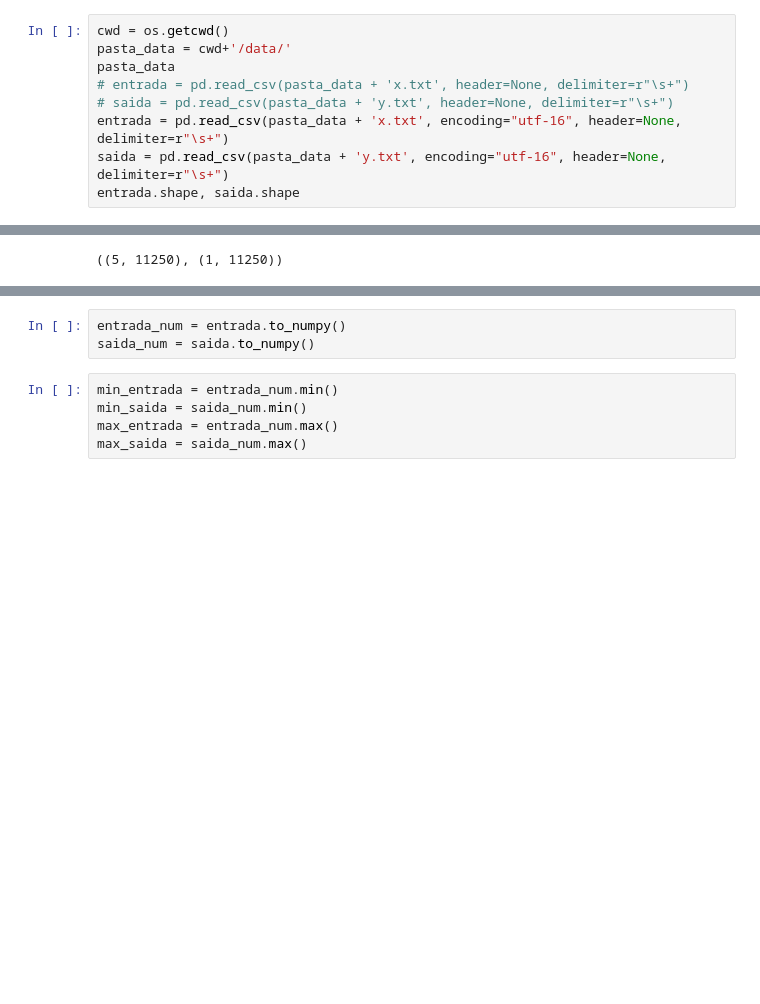
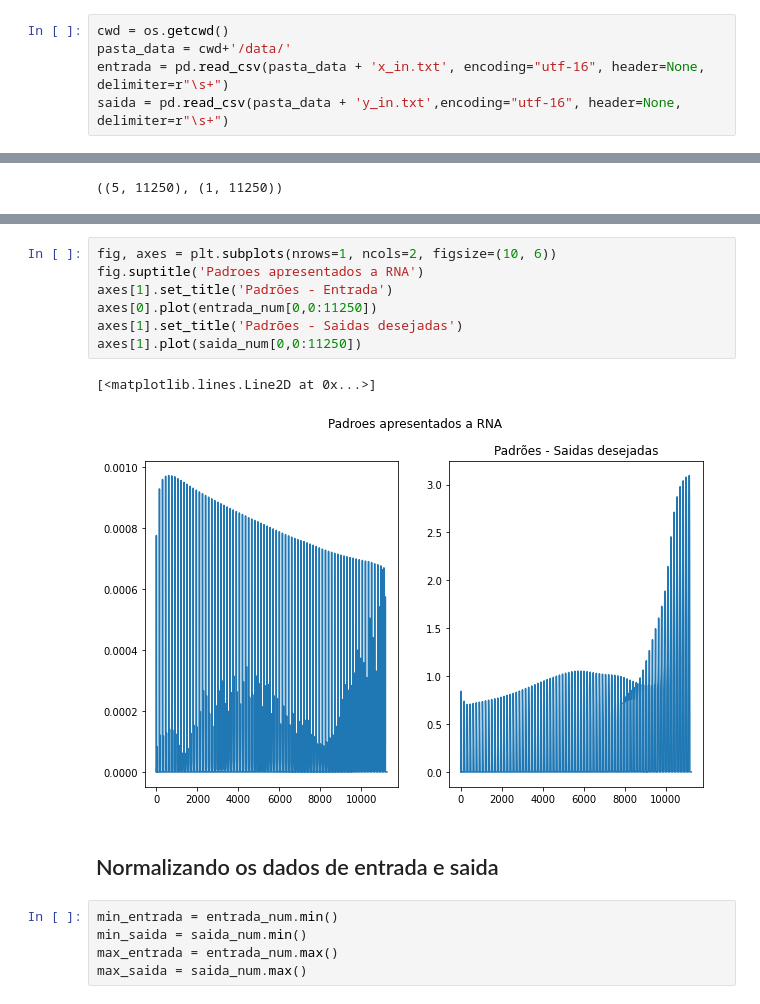
Before and after one commit to sabrinabms/RNA-MPCA-students, a Jupyter notebook: rna&mpca.ipynb, the cells around one changed output, grey strips where cells are left out. Drawn from its saved outputs; the diff is of its cells as text; blank space fills up the shorter version.

```diff
--- a/rna&mpca.ipynb
+++ b/rna&mpca.ipynb
@@ -42,9 +42,5 @@ from math import *
 # %%
 cwd = os.getcwd()
 pasta_data = cwd+'/data/'
-pasta_data
-# entrada = pd.read_csv(pasta_data + 'x.txt', header=None, delimiter=r"\s+")
-# saida = pd.read_csv(pasta_data + 'y.txt', header=None, delimiter=r"\s+")
-entrada = pd.read_csv(pasta_data + 'x.txt', encoding="utf-16", header=None, delimiter=r"\s+")
-saida = pd.read_csv(pasta_data + 'y.txt', encoding="utf-16", header=None, delimiter=r"\s+")
-entrada.shape, saida.shape
+entrada = pd.read_csv(pasta_data + 'x_in.txt', encoding="utf-16", header=None, delimiter=r"\s+")
+saida = pd.read_csv(pasta_data + 'y_in.txt',encoding="utf-16", header=None, delimiter=r"\s+")
@@ -67,6 +54,15 @@ entrada.head()
-# %%
-entrada_num = entrada.to_numpy()
-saida_num = saida.to_numpy()
+# %%
+fig, axes = plt.subplots(nrows=1, ncols=2, figsize=(10, 6))
+fig.suptitle('Padroes apresentados a RNA')
+axes[1].set_title('Padrões - Entrada')
+axes[0].plot(entrada_num[0,0:11250])
+axes[1].set_title('Padrões - Saidas desejadas')
+axes[1].plot(saida_num[0,0:11250])
+# %% [output]
+[<matplotlib.lines.Line2D at 0x...>]
+[figure, added]
+# %% [markdown]
+## Normalizando os dados de entrada e saida
 # %%
 min_entrada = entrada_num.min()
 min_saida = saida_num.min()
```
Also changed, not shown: parts of 30 cells of this notebook.
